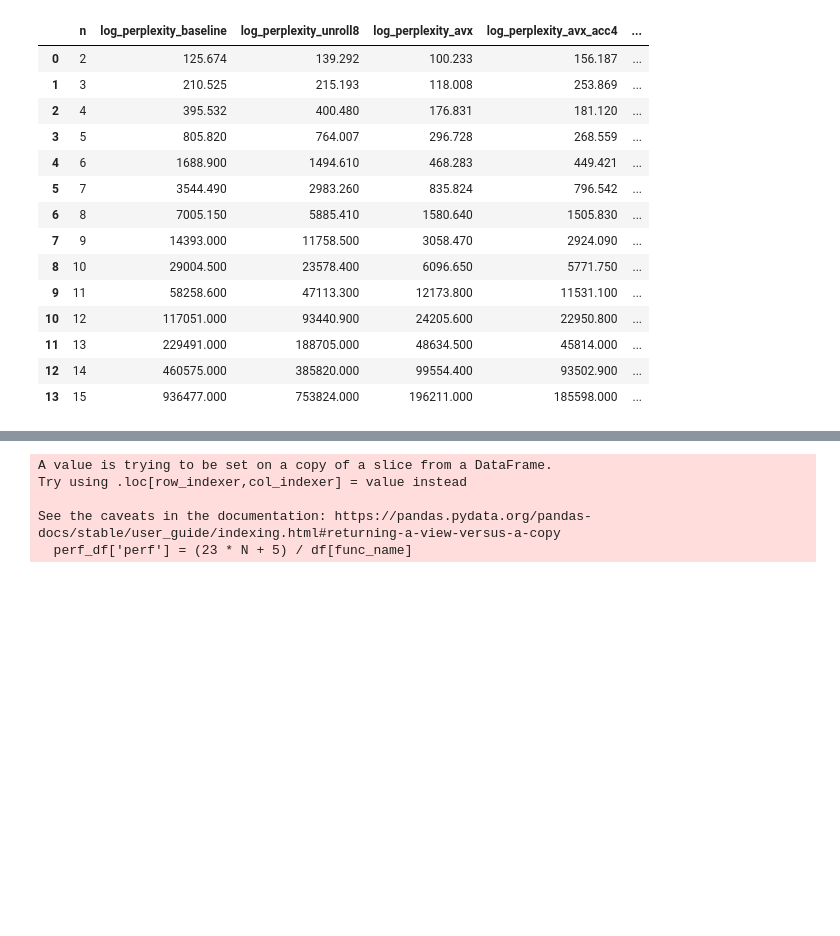
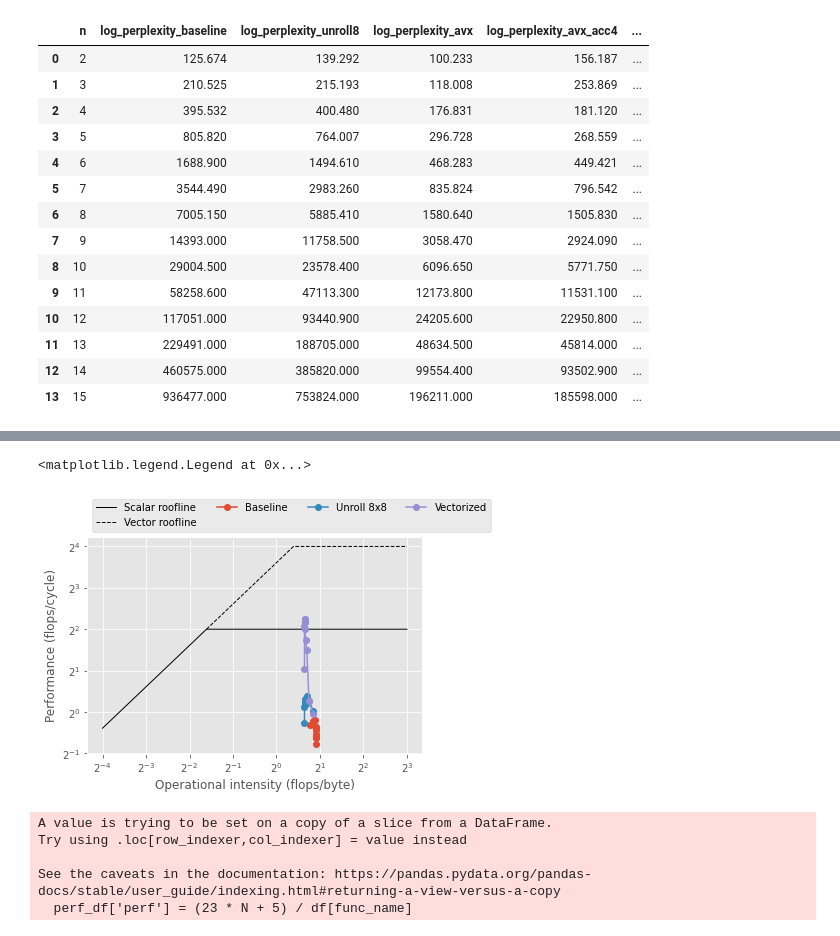
Before and after one commit to ManuelNowack/t-SNE, a Jupyter notebook: analysis/joint_probs/Joint_Probs.ipynb, the cells around one changed output, grey strips where cells are left out. Drawn from its saved outputs; the diff is of its cells as text; code cells hidden in the pictures; blank space fills up the shorter version.

```diff
--- a/analysis/joint_probs/Joint_Probs.ipynb
+++ b/analysis/joint_probs/Joint_Probs.ipynb
@@ -68,3 +113,19 @@ fig.savefig('joint_probs.pdf', bbox_inches='tight')
+# %%
+fig, ax = plt.subplots()
+beta = 12.2 #bytes/cycle
+ax.plot([1/16, 4/beta, 8], [beta/16, 4, 4], color='k', lw=1, label='Scalar roofline')
+ax.plot([4/beta, 16/beta, 8], [4, 16, 16], color='k', lw=1, linestyle='--', label='Vector roofline')
+ax.plot(v1['I'], v1['perf'], '-o', label='Baseline')
+ax.plot(v2['I'], v2['perf'], '-o', label='Unroll 8x8')
+ax.plot(v3['I'], v3['perf'], '-o', label='Vectorized')
+ax.set_xscale('log', base=2)
+ax.set_yscale('log', base=2)
+ax.set_xlabel('Operational intensity (flops/byte)')
+ax.set_ylabel('Performance (flops/cycle)')
+ax.legend(bbox_to_anchor=(0, 1, 1, 0), loc="lower left", ncol=4)
+# %% [output]
+<matplotlib.legend.Legend at 0x...>
+[figure, added]
 # %%
 def get_perf_log_perplexity(func_name):
     perf_df = df[['n', func_name]]
```
Also changed, not shown: parts of 7 cells of this notebook, 2 other files.
